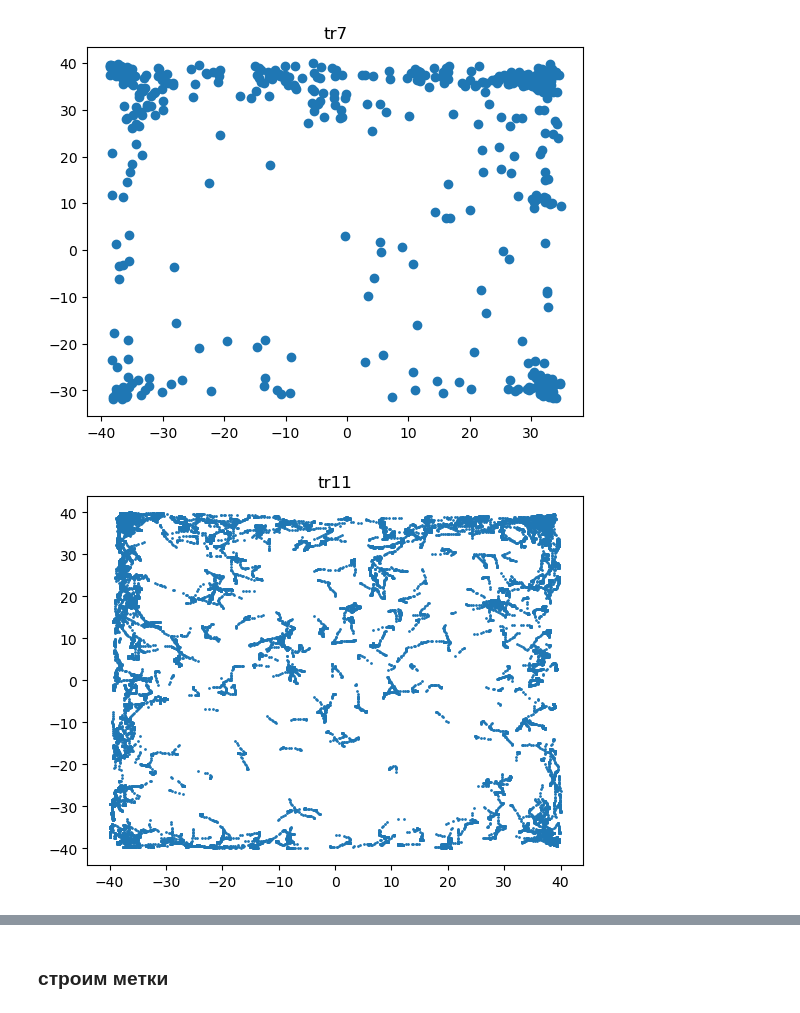
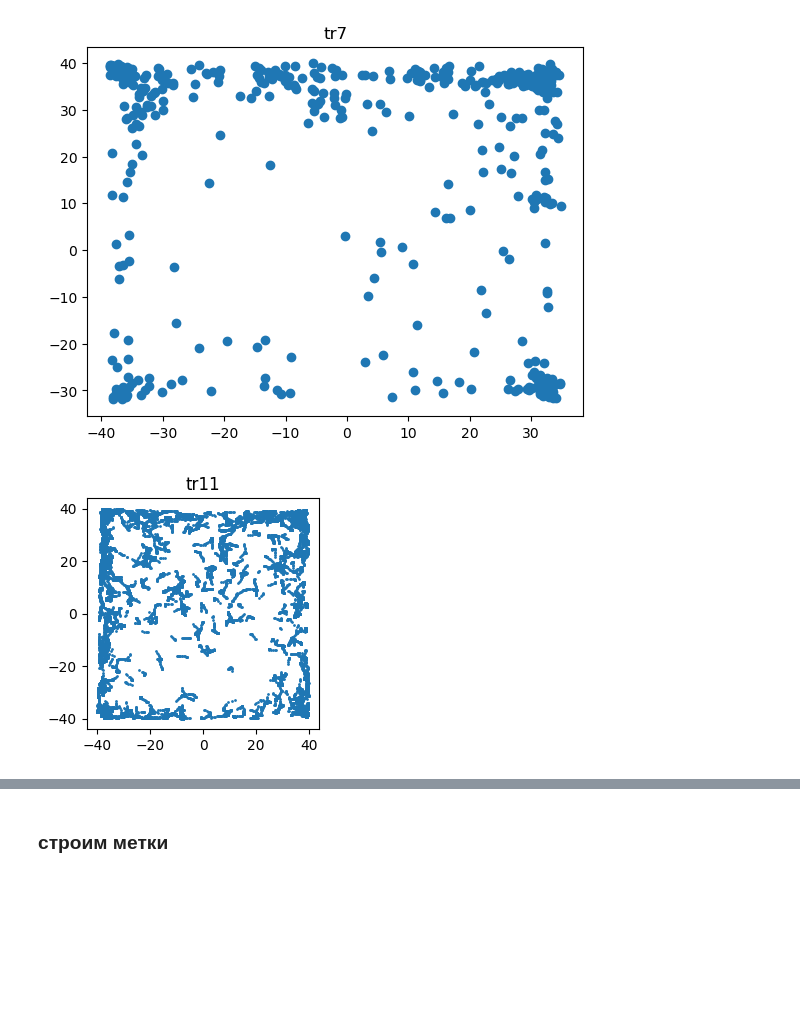
Before and after one commit to Barbara1576/navigation, a Jupyter notebook: miceBehaviorAndMarksAnalysis-Copy1-CHECKED.ipynb, the cells around one changed output, grey strips where cells are left out. Cells and saved outputs as stored; diff of their text form; code cells hidden in the pictures; blank space fills up the shorter version.

```diff
--- a/miceBehaviorAndMarksAnalysis-Copy1-CHECKED.ipynb
+++ b/miceBehaviorAndMarksAnalysis-Copy1-CHECKED.ipynb
@@ -22,7 +19,8 @@ import pickle
 # %%
 #0. open preprocessed trajectory data
 #паузы исправлены
-with open('preprocessed_dfs_subtraj_for_marks.pkl', 'rb') as fp:
+nam = 'preprocessed_dataset/preprocessed_dfs_subtraj_for_marks.pkl'
+with open(nam, 'rb') as fp:
     dfs_dict = pickle.load(fp)
 # %%
 #откроем словарь 0.3 с чтобы были 0.3 с и сразу смерджим его
@@ -55,13 +53,12 @@ for k, df in dfs_03.items():
 [figure]
 # %%
 # (optional) 1. нарисуем точки, в которых мышь останавливалась
-
 for k, df in dfs_dict.items():
-    plt.figure()
+    plt.figure(figsize=(3, 3))
     plt.title(k)
     for ldf in df:
         n_ldf = ldf.loc[ldf['movement']=='Stop']
         plt.scatter(n_ldf['x'], n_ldf['y'], s=1)
     plt.show()
 # %% [output]
-[figure, old version]
+[figure, new version]
```
Also changed, not shown: parts of 63 cells of this notebook, 3 other files.
